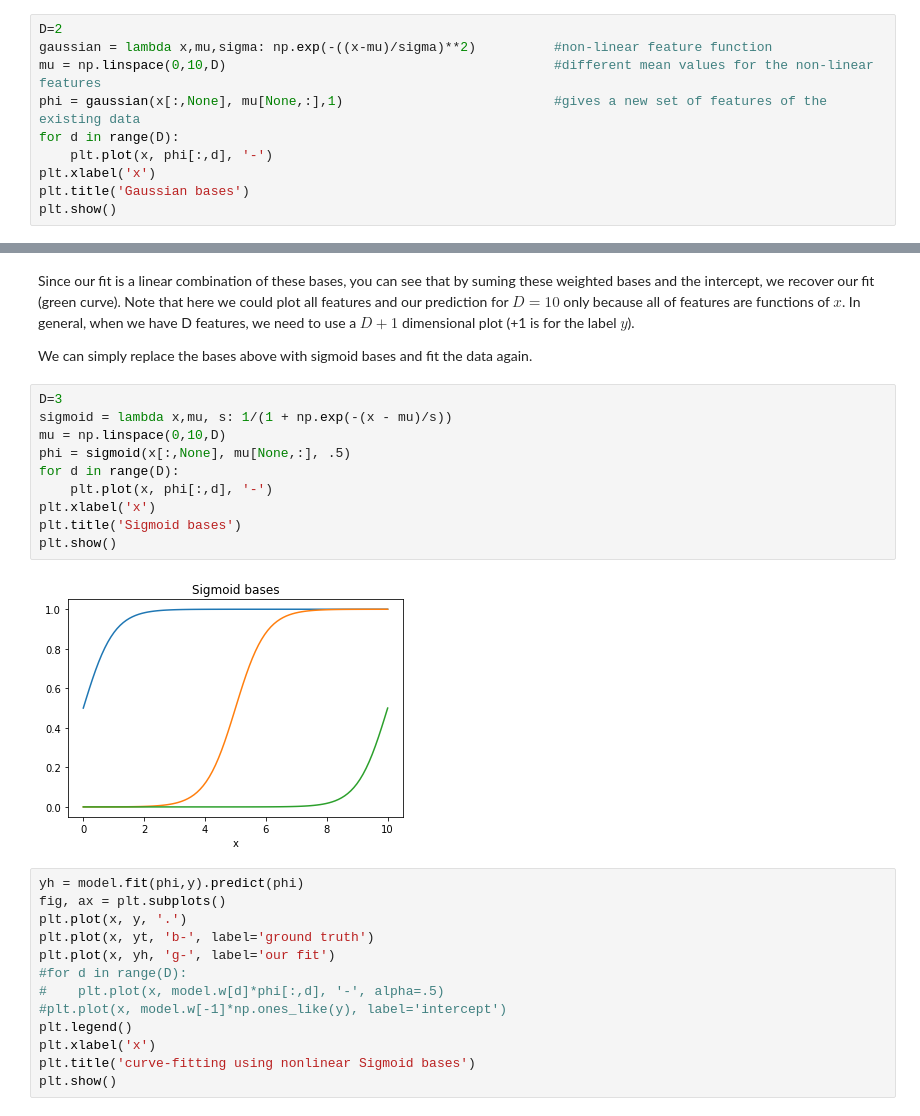
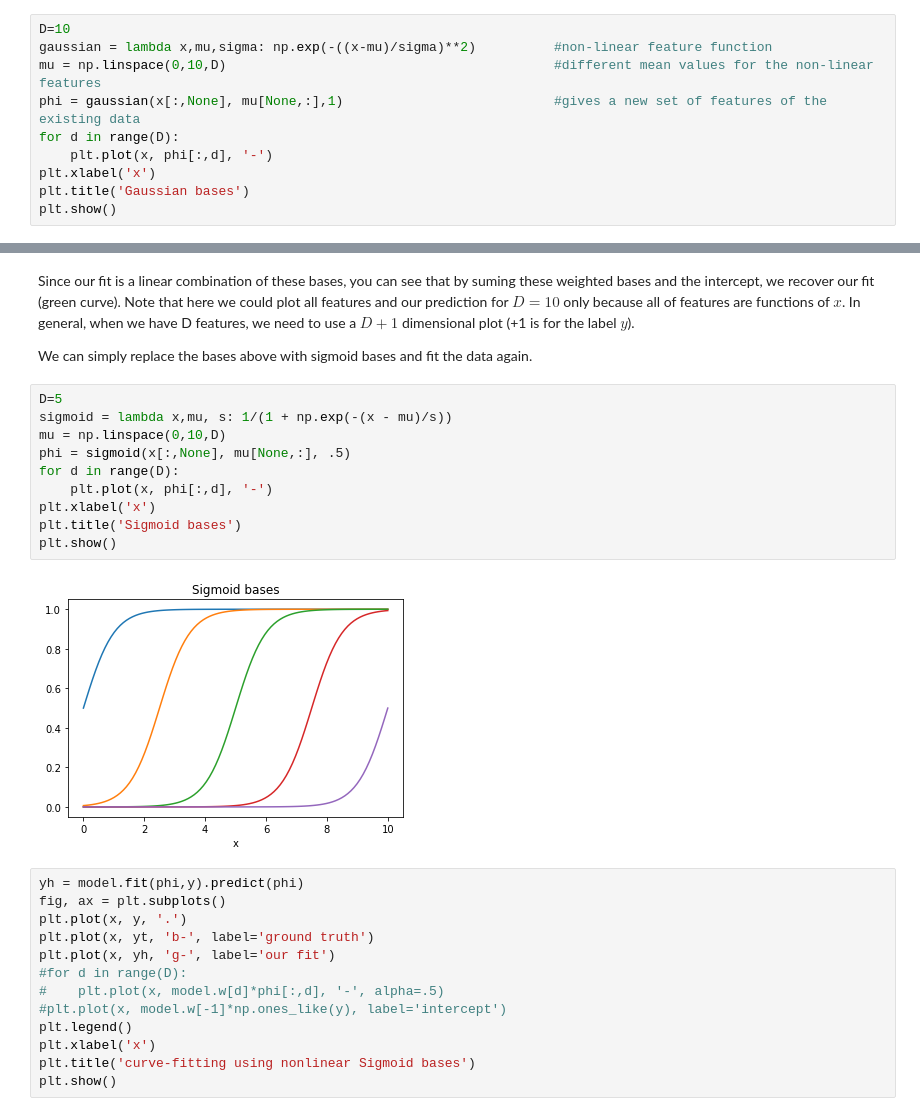
Before and after one commit to mravanba/comp551-notebooks, a Jupyter notebook: LinearRegression.ipynb, the cells around one changed output, grey strips where cells are left out. Cells and saved outputs as stored; diff of their text form.

```diff
--- a/LinearRegression.ipynb
+++ b/LinearRegression.ipynb
@@ -115,7 +115,7 @@ Note that there are many other features that you can build to better fit this da
 By doing this our new design matrix (called `Phi` below) had 10 features (+1 intercept that is added in the `LinearRegression` class).
 Below, let's plot these non-linear bases.
 # %%
-D=2
+D=10
 gaussian = lambda x,mu,sigma: np.exp(-((x-mu)/sigma)**2)          #non-linear feature function
 mu = np.linspace(0,10,D)                                          #different mean values for the non-linear features
 phi = gaussian(x[:,None], mu[None,:],1)                           #gives a new set of features of the existing data
@@ -148,17 +148,17 @@ Since our fit is a linear combination of these bases, you can see that by suming
 
 We can simply replace the bases above with sigmoid bases and fit the data again.
 # %%
-D=3
+D=5
 sigmoid = lambda x,mu, s: 1/(1 + np.exp(-(x - mu)/s))
 mu = np.linspace(0,10,D)
 phi = sigmoid(x[:,None], mu[None,:], .5)
 for d in range(D):
     plt.plot(x, phi[:,d], '-')
 plt.xlabel('x')
 plt.title('Sigmoid bases')
 plt.show()
 # %% [output]
-[figure, old version]
+[figure, new version]
 # %%
 yh = model.fit(phi,y).predict(phi)
 fig, ax = plt.subplots()
```
Also changed, not shown: parts of 5 cells of this notebook.
